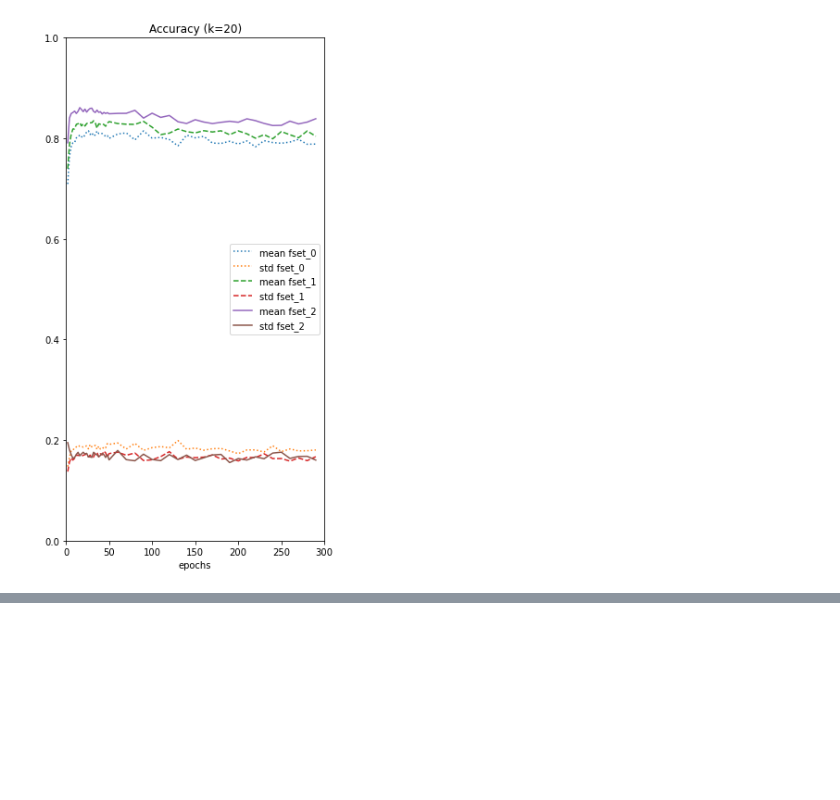
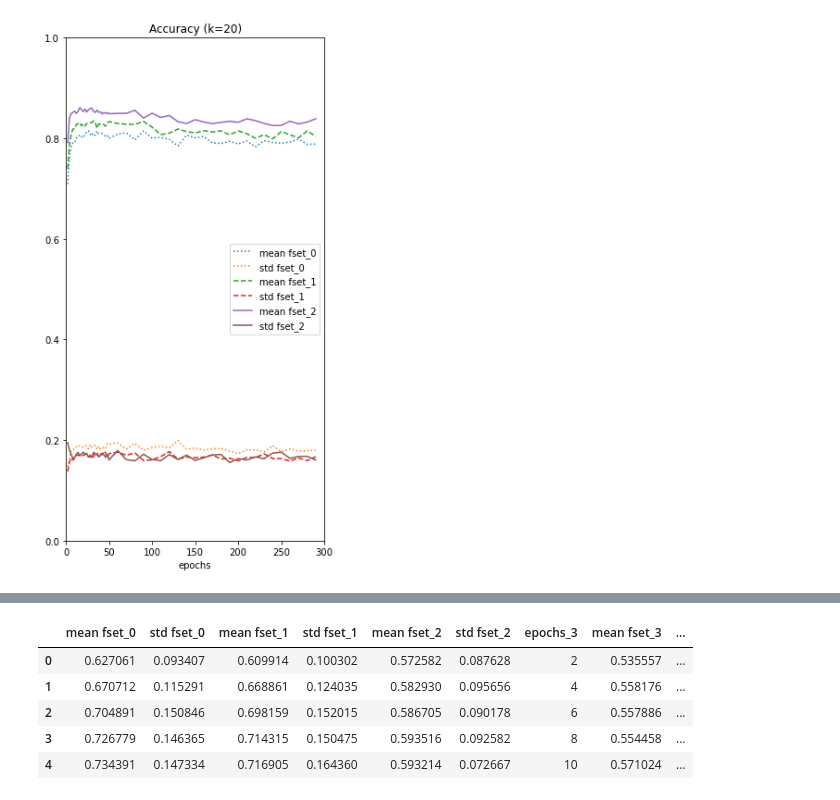
Before and after one commit to redchuk/n_track_ML, a Jupyter notebook: notebooks/plot_epoch_loop_outputs.ipynb, the cells around one changed output, grey strips where cells are left out. Saved outputs shown, nothing was run; the diff lists cells and outputs as text; code cells hidden in the pictures; blank space fills up the shorter version.

```diff
--- a/notebooks/plot_epoch_loop_outputs.ipynb
+++ b/notebooks/plot_epoch_loop_outputs.ipynb
@@ -308,0 +367,9 @@ plt.savefig(plot_dir / 'accuracy_k20.png')
+# %%
+ddd.head()
+# %% [output]
+|  | mean fset_0 | std fset_0 | mean fset_1 | std fset_1 | mean fset_2 | std fset_2 | epochs_3 | mean fset_3 | ... |
+| 0 | 0.627061 | 0.093407 | 0.609914 | 0.100302 | 0.572582 | 0.087628 | 2 | 0.535557 | ... |
+| 1 | 0.670712 | 0.115291 | 0.668861 | 0.124035 | 0.582930 | 0.095656 | 4 | 0.558176 | ... |
+| 2 | 0.704891 | 0.150846 | 0.698159 | 0.152015 | 0.586705 | 0.090178 | 6 | 0.557886 | ... |
+| 3 | 0.726779 | 0.146365 | 0.714315 | 0.150475 | 0.593516 | 0.092582 | 8 | 0.554458 | ... |
+| 4 | 0.734391 | 0.147334 | 0.716905 | 0.164360 | 0.593214 | 0.072667 | 10 | 0.571024 | ... |
```
Also changed, not shown: parts of 4 cells of this notebook, 5 other files.
